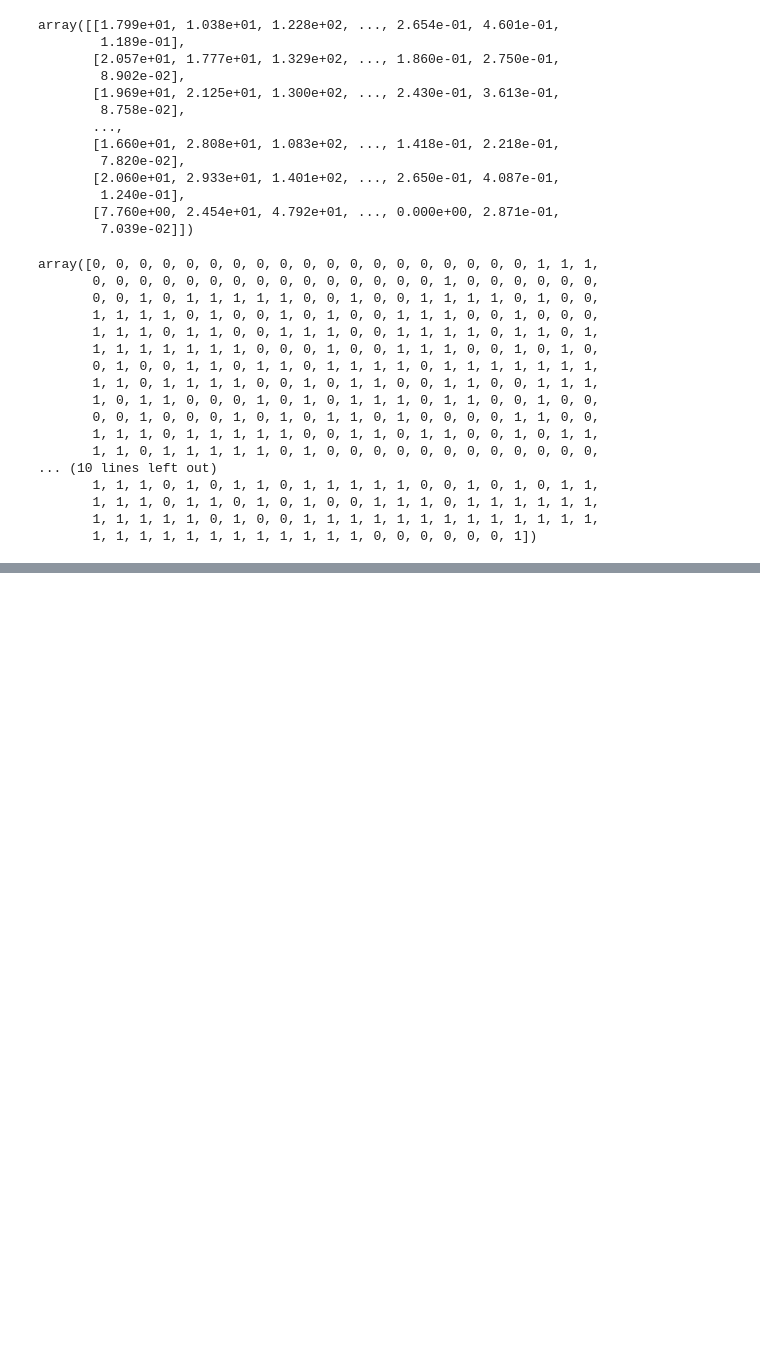
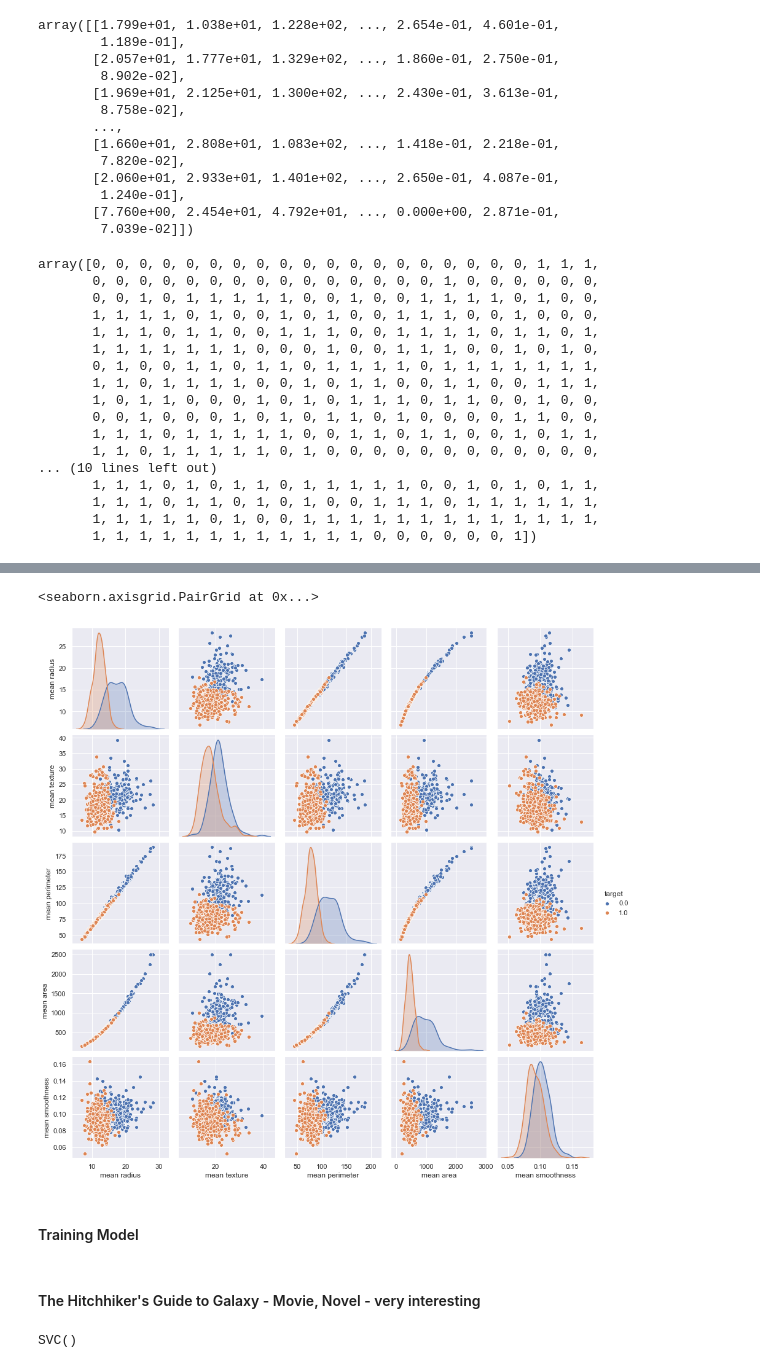
Before and after one commit to pksvv/pyMLClassification, a Jupyter notebook: Support-Vector-Classifier.ipynb, the cells around one changed output, grey strips where cells are left out. Saved outputs shown, nothing was run; the diff lists cells and outputs as text; code cells hidden in the pictures; blank space fills up the shorter version.

```diff
--- a/Support-Vector-Classifier.ipynb
+++ b/Support-Vector-Classifier.ipynb
@@ -75,0 +74,3 @@ df = pd.DataFrame()
+# %%
+df = pd.DataFrame(np.c_[data['data'],data['target']],
+                  columns=np.append(data['feature_names'],['target']))
@@ -75,0 +142,12 @@ df = pd.DataFrame()
+# %%
+import seaborn as sns
+
+sns.set()
+# %%
+sns.pairplot(df,hue='target',vars=['mean radius', 'mean texture', 'mean perimeter', 'mean area',
+       'mean smoothness'])
+# %% [output]
+<seaborn.axisgrid.PairGrid at 0x...>
+[figure, added]
+# %% [markdown]
+#### Training Model
@@ -75,0 +162,10 @@ df = pd.DataFrame()
+# %% [markdown]
+#### The Hitchhiker's Guide to Galaxy - Movie, Novel - very interesting
+# %%
+from sklearn.svm import SVC
+
+svc = SVC()
+
+svc.fit(X_train, y_train)
+# %% [output]
+SVC()
```
Also changed, not shown: parts of 19 cells of this notebook, 4 other files.
